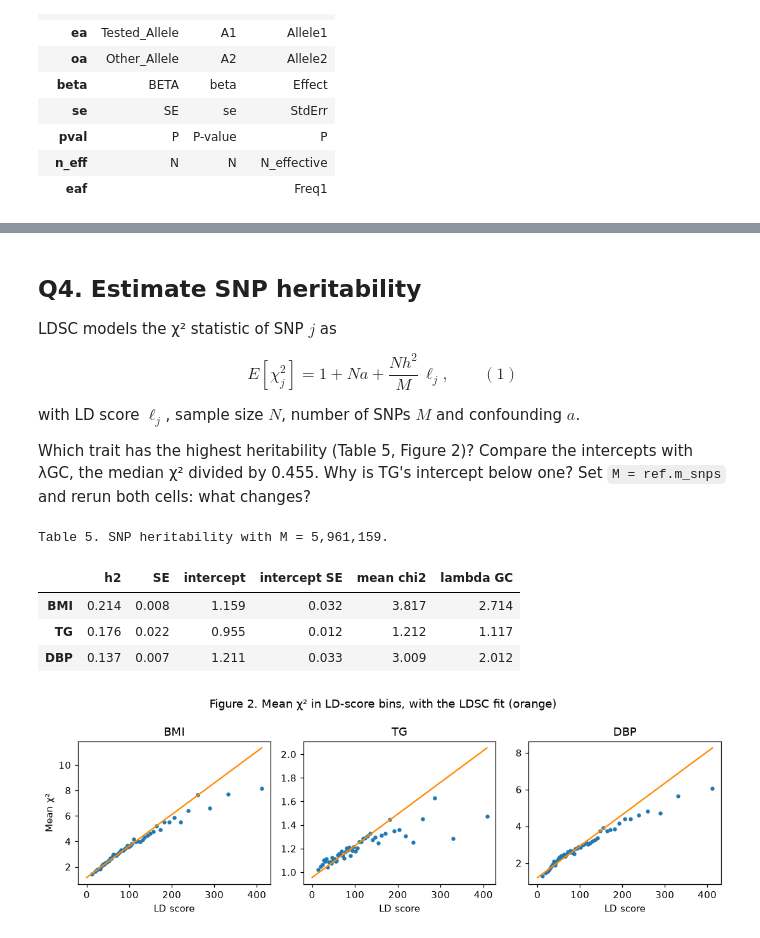
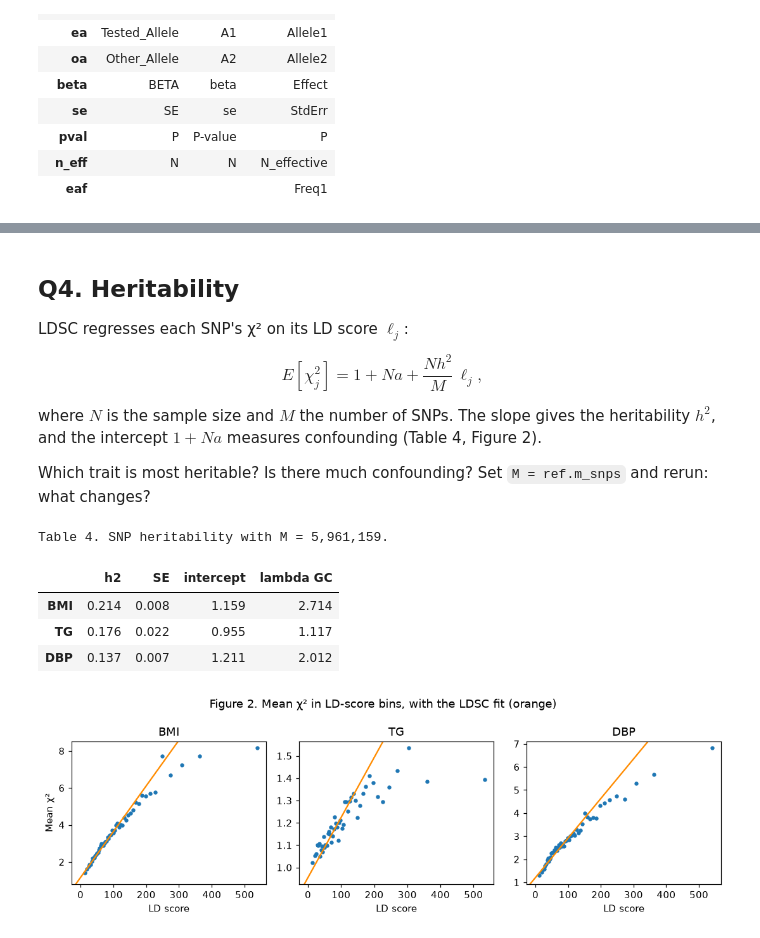
Before and after one commit to bvilhjal/ATIG_2026, a Jupyter notebook: teaching_days/2026-10-29/LDSC/LDSC_practical_answers.ipynb, the cells around one changed output, grey strips where cells are left out. Saved outputs shown, nothing was run; the diff lists cells and outputs as text; code cells hidden in the pictures.

```diff
--- a/teaching_days/2026-10-29/LDSC/LDSC_practical_answers.ipynb
+++ b/teaching_days/2026-10-29/LDSC/LDSC_practical_answers.ipynb
@@ -144,16 +134,15 @@ the most associated regions?
 # %%
 ref = load_ld_reference('hm3-eur')
-print(ref)
 
 aligned = {}
 counts = {}
 for trait, sumstats in gwas.items():
     keep, qc = allelign.qc_sumstats(sumstats)
     aligned[trait] = allelign.harmonize(sumstats.subset(keep), ref.variants)
-    counts[trait] = {'in file': len(sumstats), 'after QC': qc['n_kept'],
+    counts[trait] = {'in file': len(sumstats),
                      'matched': aligned[trait].log['n_matched'],
-                     'sign changed': aligned[trait].log['n_flipped']}
+                     'flipped': aligned[trait].log['n_flipped']}
 
-print('Table 2. Variants kept at each step.')
+print('Table 2. Variants in each file, matched to the reference, and flipped to a1.')
 display(pd.DataFrame(counts))
 # %% [output]
@@ -254,66 +217,52 @@ large. TG has a few strong regions and little else; its sample is about eight ti
 # %% [markdown]
-## Q4. Estimate SNP heritability
+## Q4. Heritability
 
-LDSC models the χ² statistic of SNP $j$ as
+LDSC regresses each SNP's χ² on its LD score $\ell_j$:
 
-$$E[\chi^2_j] = 1 + Na + \frac{N h^2}{M}\,\ell_j, \qquad (1)$$
+$$E[\chi^2_j] = 1 + Na + \frac{N h^2}{M}\,\ell_j,$$
 
-with LD score $\ell_j$, sample size $N$, number of SNPs $M$ and confounding $a$.
+where $N$ is the sample size and $M$ the number of SNPs. The slope gives the heritability
+$h^2$, and the intercept $1 + Na$ measures confounding (Table 4, Figure 2).
 
-Which trait has the highest heritability (Table 5, Figure 2)? Compare the intercepts with
-λGC, the median χ² divided by 0.455. Why is TG's intercept below one? Set
-`M = ref.m_snps` and rerun both cells: what changes?
+Which trait is most heritable? Is there much confounding? Set `M = ref.m_snps` and rerun:
+what changes?
 # %%
-M = ref.m_snps_5_50  # SNPs with MAF 5–50%, as in the original LDSC. TRY: ref.m_snps
+M = ref.m_snps_5_50  # SNPs with allele frequency 5-50%. TRY: ref.m_snps
 
 fits = {}
 h2_table = {}
 for trait, sumstats in gwas.items():  # About 30 seconds.
     fit = ldsc_h2_sumstats(sumstats, ref.variants, ref.scores, m_snps=M).estimate
     fits[trait] = fit
-    h2_table[trait] = {'h2': fit.h2, 'SE': fit.h2_se,
-                       'intercept': fit.intercept, 'intercept SE': fit.intercept_se,
-                       'mean chi2': fit.mean_chisq,
+    h2_table[trait] = {'h2': fit.h2, 'SE': fit.h2_se, 'intercept': fit.intercept,
                        'lambda GC': allelign.genomic_inflation(z=snps[trait]['z'].to_numpy())}
 
-print(f'Table 5. SNP heritability with M = {M:,}.')
+print(f'Table 4. SNP heritability with M = {M:,}.')
 display(pd.DataFrame(h2_table).T)
 # %% [output]
-Table 5. SNP heritability with M = 5,961,159.
+Table 4. SNP heritability with M = 5,961,159.
-|  | h2 | SE | intercept | intercept SE | mean chi2 | lambda GC |
-| BMI | 0.214 | 0.008 | 1.159 | 0.032 | 3.817 | 2.714 |
-| TG | 0.176 | 0.022 | 0.955 | 0.012 | 1.212 | 1.117 |
-| DBP | 0.137 | 0.007 | 1.211 | 0.033 | 3.009 | 2.012 |
+|  | h2 | SE | intercept | lambda GC |
+| BMI | 0.214 | 0.008 | 1.159 | 2.714 |
+| TG | 0.176 | 0.022 | 0.955 | 1.117 |
+| DBP | 0.137 | 0.007 | 1.211 | 2.012 |
 # %%
-def used_in_fit(z, n):
-    """SNPs that LDSC keeps: chi2 at most max(80, N/1000)."""
-    return z**2 <= np.maximum(80, n / 1000)
-
-
-def binned_means(x, y, bins=50):
-    """Means of x and y in bins with equal numbers of SNPs, sorted by x."""
-    data = pd.DataFrame({'x': x, 'y': y})
-    data = data[data['x'] < data['x'].quantile(0.99)]  # Leave out the top 1% of x.
-    data['bin'] = pd.qcut(data['x'], bins, labels=False)
-    return data.groupby('bin').mean()
-
-
 fig, axes = plt.subplots(1, 3, figsize=(10, 3.3))
 for ax, trait in zip(axes, snps):
-    table = snps[trait][used_in_fit(snps[trait]['z'], snps[trait]['n'])]
-    means = binned_means(table['ld_score'], table['z']**2)
-    ax.scatter(means['x'], means['y'], s=10)
+    table = snps[trait]
+    table = table[table['chi2'] <= np.maximum(80, table['n'] / 1000)]  # The SNPs LDSC uses.
+    bins = pd.qcut(table['ld_score'], 50)                              # 50 bins of equal size.
+    means = table.groupby(bins, observed=True)[['ld_score', 'chi2']].mean()
+    ax.scatter(means['ld_score'], means['chi2'], s=10)
 
-    # Equation (1) with the fitted intercept and h2, at the median N.
     fit = fits[trait]
-    ld_score = np.linspace(0, means['x'].max(), 100)
-    ax.plot(ld_score, fit.intercept + table['n'].median() * fit.h2 / M * ld_score, color='darkorange')
+    slope = table['n'].median() * fit.h2 / M
+    ax.axline((0, fit.intercept), slope=slope, color='darkorange')   # The LDSC fit.
     ax.set_title(trait)
     ax.set_xlabel('LD score')
 axes[0].set_ylabel('Mean χ²')
 fig.suptitle('Figure 2. Mean χ² in LD-score bins, with the LDSC fit (orange)')
 plt.tight_layout()
 plt.show()
 # %% [output]
-[figure, old version]
+[figure, new version]
 # %% [markdown]
```
Also changed, not shown: parts of 29 cells of this notebook, 8 other files.
